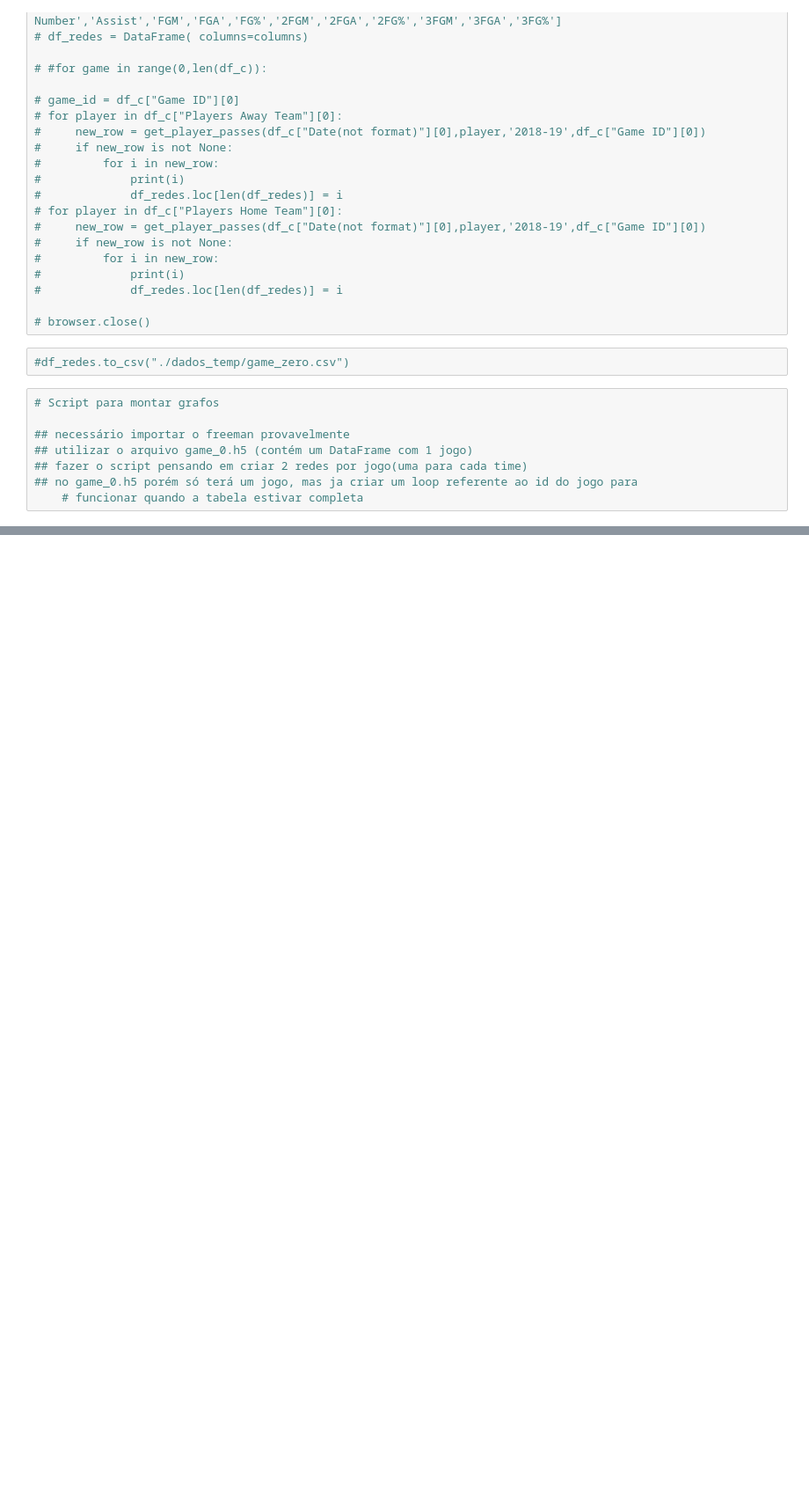
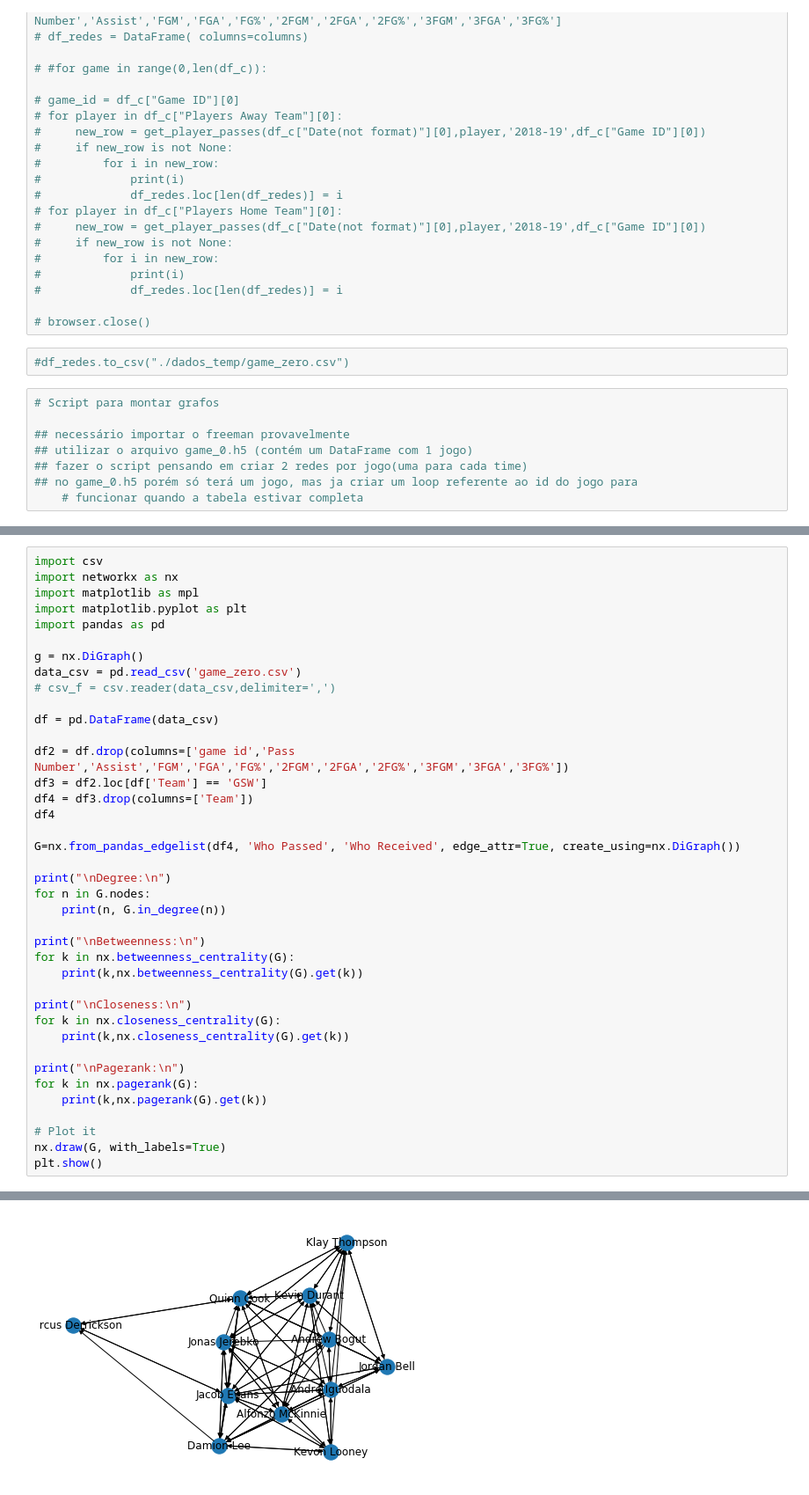
Before and after one commit to guipleite/NBA-Pass-Scrapper, a Jupyter notebook: NBA-Scrapper.ipynb, the cells around one changed output, grey strips where cells are left out. Shown at 88% size. Drawn from its saved outputs; the diff is of its cells as text; blank space fills up the shorter version.

```diff
--- a/NBA-Scrapper.ipynb
+++ b/NBA-Scrapper.ipynb
@@ -300,0 +303,40 @@ df_exemplo_jogo_0.head()
+# %%
+import csv
+import networkx as nx
+import matplotlib as mpl
+import matplotlib.pyplot as plt
+import pandas as pd
+
+g = nx.DiGraph()
+data_csv = pd.read_csv('game_zero.csv')
+# csv_f = csv.reader(data_csv,delimiter=',')
+
+df = pd.DataFrame(data_csv)
+
+df2 = df.drop(columns=['game id','Pass Number','Assist','FGM','FGA','FG%','2FGM','2FGA','2FG%','3FGM','3FGA','3FG%'])
+df3 = df2.loc[df['Team'] == 'GSW']
+df4 = df3.drop(columns=['Team'])
+df4
+
+G=nx.from_pandas_edgelist(df4, 'Who Passed', 'Who Received', edge_attr=True, create_using=nx.DiGraph())
+
+print("\nDegree:\n")
+for n in G.nodes:
+    print(n, G.in_degree(n))
+
+print("\nBetweenness:\n")
+for k in nx.betweenness_centrality(G):
+    print(k,nx.betweenness_centrality(G).get(k))
+
+print("\nCloseness:\n")
+for k in nx.closeness_centrality(G):
+    print(k,nx.closeness_centrality(G).get(k))
+
+print("\nPagerank:\n")
+for k in nx.pagerank(G):
+    print(k,nx.pagerank(G).get(k))
+
+# Plot it
+nx.draw(G, with_labels=True)
+plt.show()
+# %% [output]
@@ -300,0 +360 @@ df_exemplo_jogo_0.head()
+[figure, added]
```
Also changed, not shown: parts of 4 cells of this notebook.
